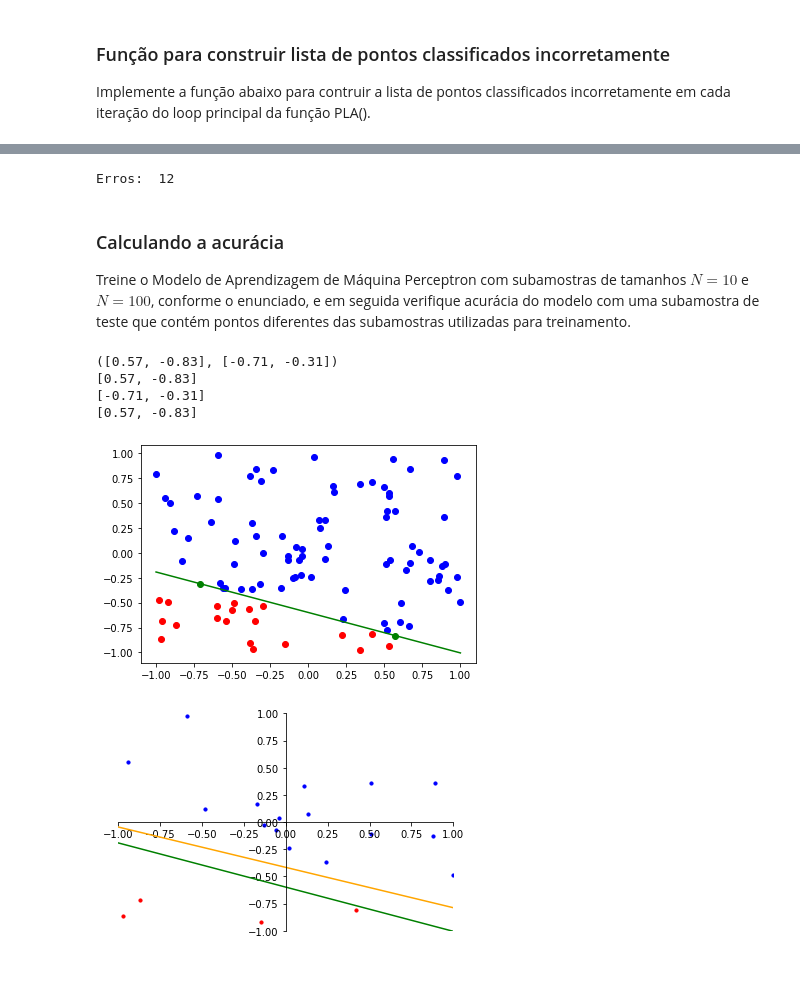
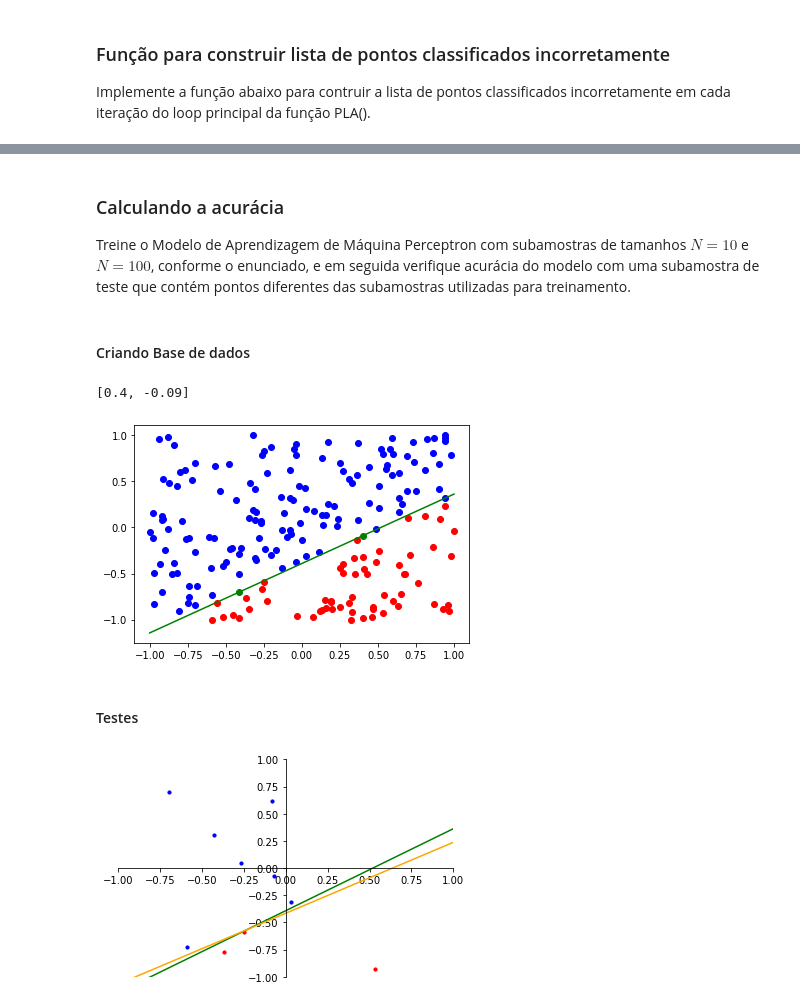
Before and after one commit to JoseAugusto011/MachineLearning, a Jupyter notebook: Pratica___PLA.ipynb, the cells around one changed output, grey strips where cells are left out. Saved outputs shown, nothing was run; the diff lists cells and outputs as text; code cells hidden in the pictures; blank space fills up the shorter version.

```diff
--- a/Pratica___PLA.ipynb
+++ b/Pratica___PLA.ipynb
@@ -257,11 +260,10 @@ Pesos:  [-1.0, 3.049999999999999, 1.5499999999999998]
 # %%
-erros = 0
-for i in range(len(r[0])):
-    if ConferePonto(r[0][i], Pesos) != r[1][i]:
-        erros += 1
-print("Erros: ", erros)
+def ContaErros(X, y, w):
+    erros = 0
+    for i in range(len(X)):
+        if  np.sign( w[0] + w[1]*X[i][0] + w[2]*X[i][1]) != y[i]:
+            erros += 1
+    return erros
-# %% [output]
-Erros:  12
 # %% [markdown]
 ### Calculando a acurácia
 
@@ -272,23 +271,23 @@ X_test = cria_pontos(100)
+# %% [markdown]
+#### Criando Base de dados
+# %%
+X_test = cria_pontos(1000)
 # %%
 vetor, m, b = criar_reta()
 p1 = vetor[0]
 p2 = vetor[1]
 Y = criar_o_vetor_y_que_nao_e_o_y_do_ponto(X_test, m, b)
-print(vetor)
-print(p1)
-print(p2)
 show_dataset(X_test, Y, p1, p2, m, b)
 # %% [output]
-([0.57, -0.83], [-0.71, -0.31])
-[0.57, -0.83]
-[-0.71, -0.31]
-[0.57, -0.83]
+[0.4, -0.09]
-[figure, old version]
+[figure, new version]
+# %% [markdown]
+#### Testes
 # %%
-rtreino = X_test[0:20]
-itTreino, PesosTreino = PLA(rtreino, Y[0:20], [m, b])
+rtreino = X_test[0:10]
+itTreino, PesosTreino = PLA(rtreino, Y[0:10], [m, b])
 # %% [output]
-[figure, old version]
+[figure, new version]
 # %%
 plot_grafico(X_test, Y, PesosTreino, [m, b])
 # %% [output]
```
Also changed, not shown: parts of 12 cells of this notebook, 1 other file.
